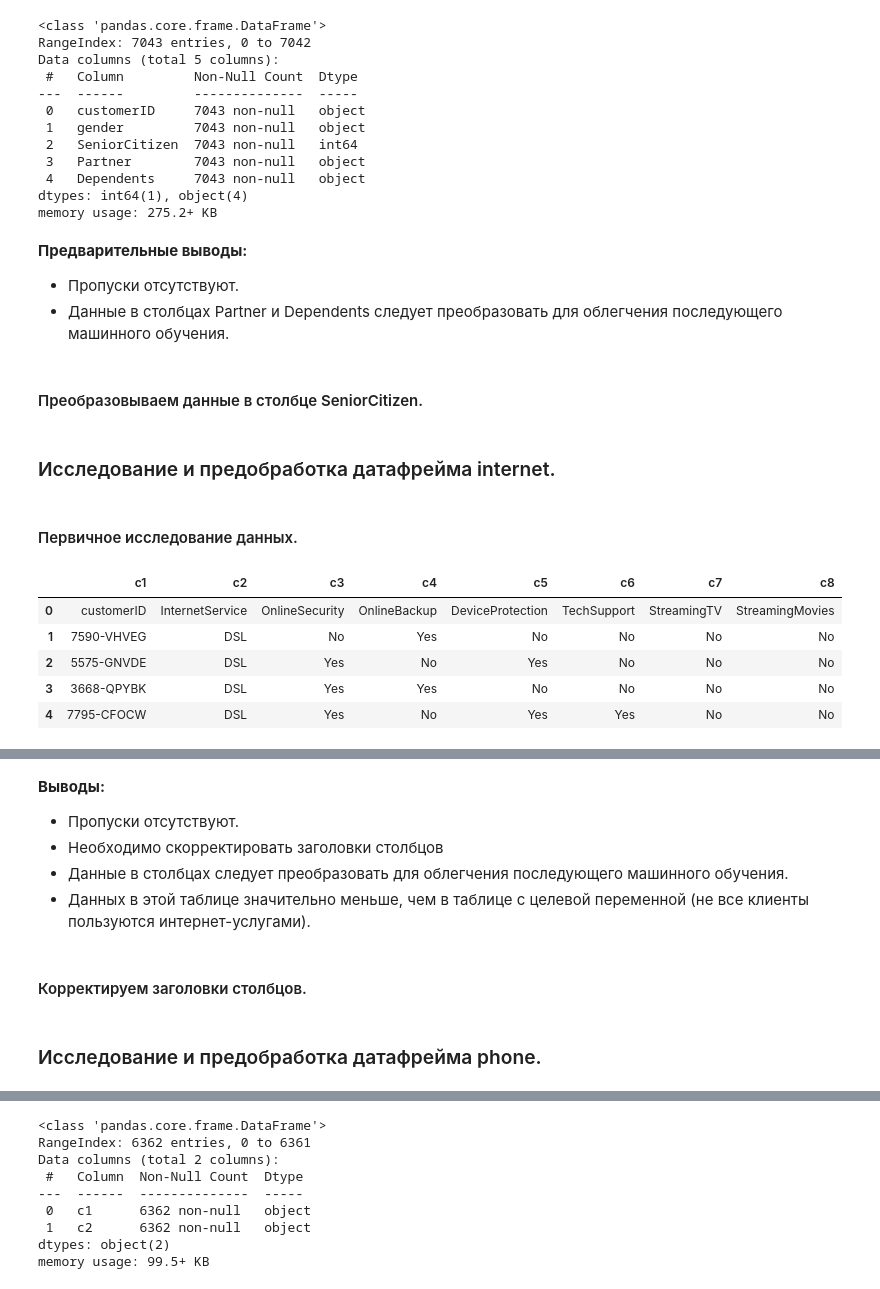
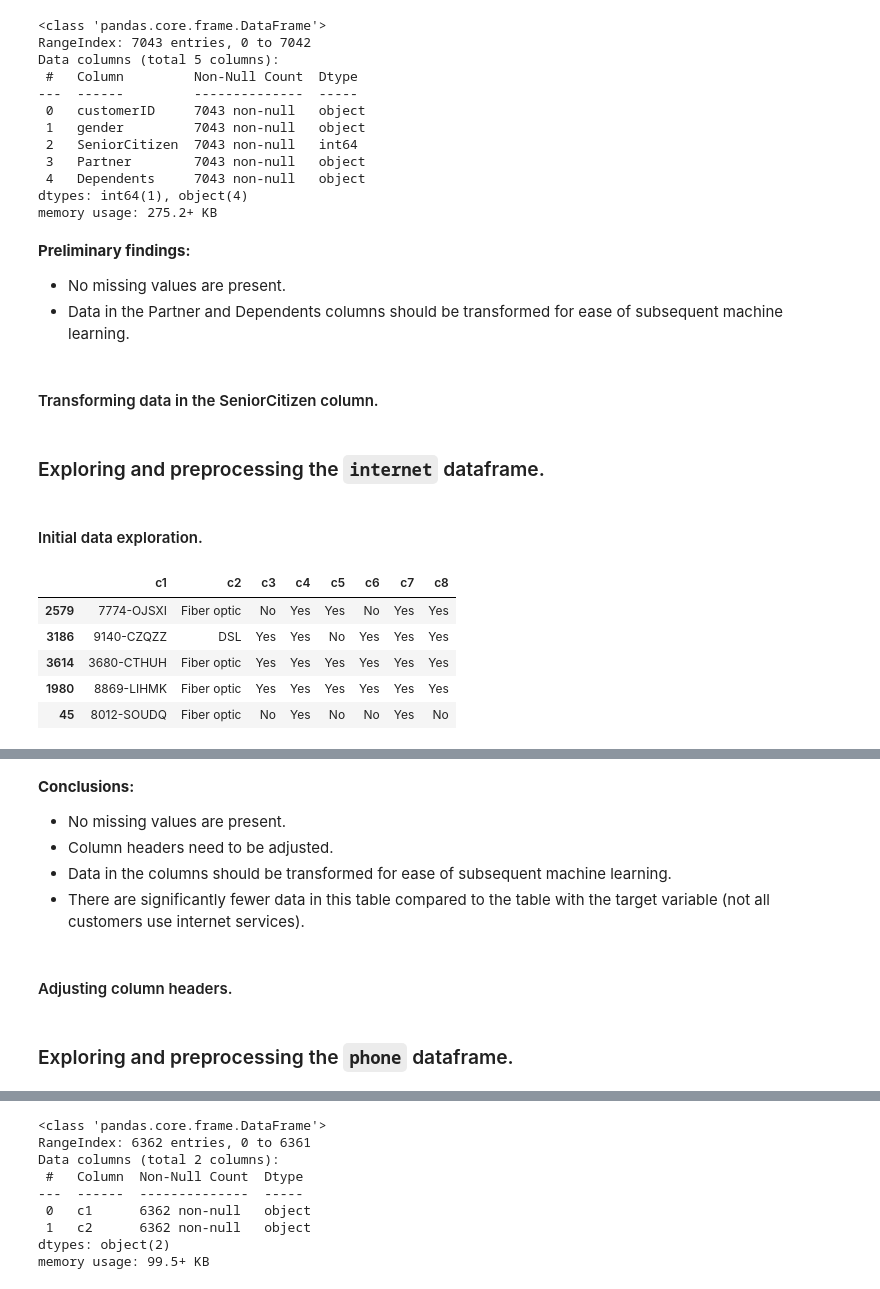
Before and after one commit to avostapenkokz/Portfolio, a Jupyter notebook: TelecomChurn/TelecomChurn.ipynb, the cells around one changed output, grey strips where cells are left out. Saved outputs shown, nothing was run; the diff lists cells and outputs as text; code cells hidden in the pictures.

```diff
--- a/TelecomChurn/TelecomChurn.ipynb
+++ b/TelecomChurn/TelecomChurn.ipynb
@@ -354,11 +356,11 @@ Data columns (total 5 columns):
 dtypes: int64(1), object(4)
 memory usage: 275.2+ KB
 # %% [markdown]
-**Предварительные выводы:**
-- Пропуски отсутствуют.
-- Данные в столбцах Partner и Dependents	следует преобразовать для облегчения последующего машинного обучения.
+**Preliminary findings:**
+- No missing values are present.
+- Data in the Partner and Dependents columns should be transformed for ease of subsequent machine learning.
 # %% [markdown]
-#### Преобразовываем данные в столбце SeniorCitizen.
+#### Transforming data in the SeniorCitizen column.
 # %%
 personal['SeniorCitizen'] = personal['SeniorCitizen'].replace({1 : 'Yes', 0 : 'No'})
 # %%
@@ -366,19 +368,19 @@ personal['SeniorCitizen'] = personal['SeniorCitizen'].replace({1 : 'Yes', 0 : 'N
 # profile = ProfileReport(personal)
 # profile.to_notebook_iframe()
 # %% [markdown]
-### Исследование и предобработка датафрейма internet.
+### Exploring and preprocessing the `internet` dataframe.
 # %% [markdown]
-#### Первичное исследование данных.
+#### Initial data exploration.
 # %%
-# выводим первые 5 строк датафрейма
-internet.head()
+# Displaying 5 rows of the `internet` dataframe
+internet.sample(5)
 # %% [output]
 |  | c1 | c2 | c3 | c4 | c5 | c6 | c7 | c8 |
-| 0 | customerID | InternetService | OnlineSecurity | OnlineBackup | DeviceProtection | TechSupport | StreamingTV | StreamingMovies |
-| 1 | 7590-VHVEG | DSL | No | Yes | No | No | No | No |
-| 2 | 5575-GNVDE | DSL | Yes | No | Yes | No | No | No |
-| 3 | 3668-QPYBK | DSL | Yes | Yes | No | No | No | No |
-| 4 | 7795-CFOCW | DSL | Yes | No | Yes | Yes | No | No |
+| 2579 | 7774-OJSXI | Fiber optic | No | Yes | Yes | No | Yes | Yes |
+| 3186 | 9140-CZQZZ | DSL | Yes | Yes | No | Yes | Yes | Yes |
+| 3614 | 3680-CTHUH | Fiber optic | Yes | Yes | Yes | Yes | Yes | Yes |
+| 1980 | 8869-LIHMK | Fiber optic | Yes | Yes | Yes | Yes | Yes | Yes |
+| 45 | 8012-SOUDQ | Fiber optic | No | Yes | No | No | Yes | No |
 # %%
 internet.info()
 # %% [output]
@@ -398,16 +400,16 @@ Data columns (total 8 columns):
 dtypes: object(8)
 memory usage: 345.0+ KB
 # %% [markdown]
-**Выводы:**
-- Пропуски отсутствуют.
-- Необходимо скорректировать заголовки столбцов
-- Данные в столбцах следует преобразовать для облегчения последующего машинного обучения.
-- Данных в этой таблице значительно меньше, чем в таблице с целевой переменной (не все клиенты пользуются интернет-услугами).
+**Conclusions:**
+- No missing values are present.
+- Column headers need to be adjusted.
+- Data in the columns should be transformed for ease of subsequent machine learning.
+- There are significantly fewer data in this table compared to the table with the target variable (not all customers use internet services).
 # %% [markdown]
-#### Корректируем заголовки столбцов.
+#### Adjusting column headers.
 # %%
 internet.columns = internet.iloc[0]
 internet = internet.drop(internet.index[0])
 # %% [markdown]
-### Исследование и предобработка датафрейма phone.
+### Exploring and preprocessing the `phone` dataframe.
 # %% [markdown]
```
Also changed, not shown: parts of 101 cells of this notebook.
